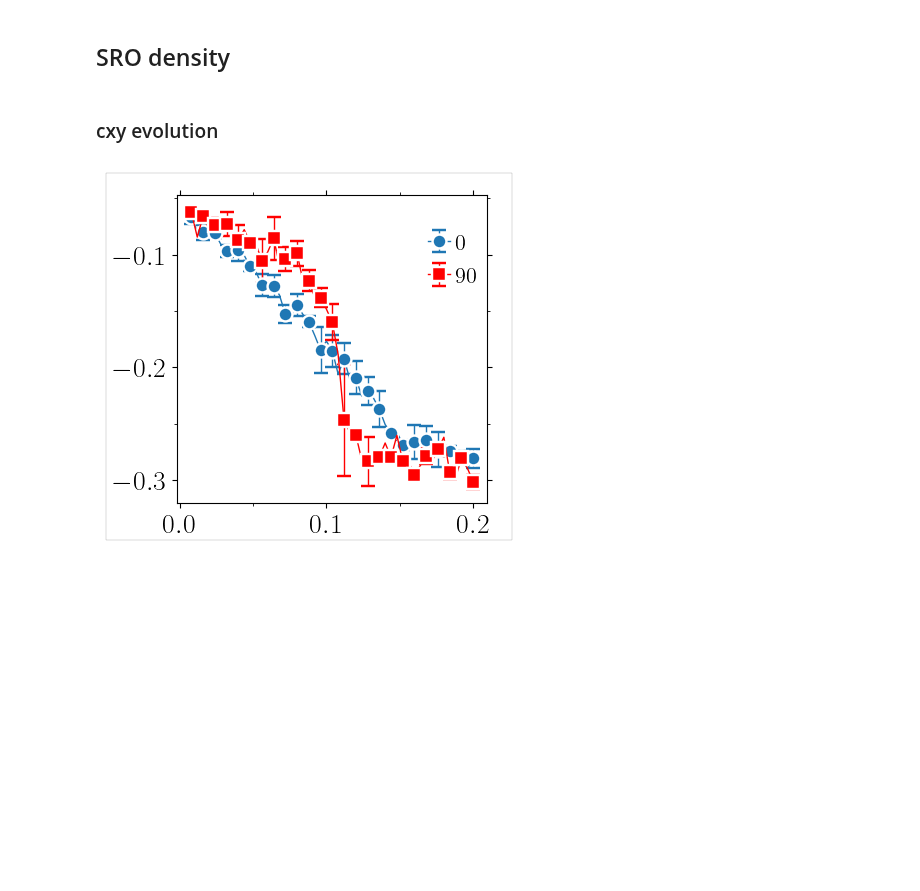
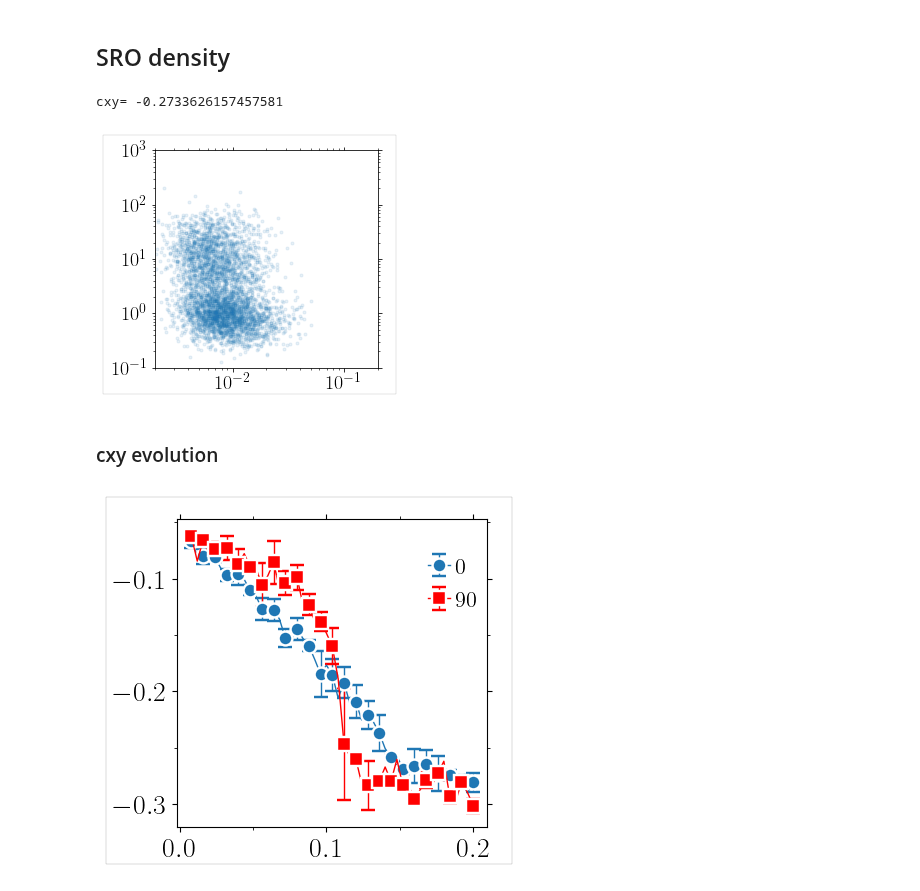
Before and after one commit to kkarimi62/glassDeformation, a Jupyter notebook: python/analyzePlasticity.ipynb, the cells around one changed output. Saved outputs shown, nothing was run; the diff lists cells and outputs as text; code cells hidden in the pictures; blank space fills up the shorter version.

```diff
--- a/python/analyzePlasticity.ipynb
+++ b/python/analyzePlasticity.ipynb
@@ -3962,34 +4041,37 @@ if eval(confParser['flags']['DminAnalysis']) and eval(confParser['flags']['VorAn
                     Plot=False,
               )
 
     utl.PltErr(None,None,#xb,yb,yerr=err_y,
                attrs=symbols.GetAttrs(count=1,zorder=10),
                ax=ax,
                ylim=(1e-1,1e3),xlim=(2e-3,2e-1),
                     Plot=False,
-                  title='VorAnl/scatter_D2min_Rho_Annealed.png',
+                  title='VorAnl/scatter_D2min_Rho_Quenched.png',
               DrawFrame=DRAW_FRAME,
               xscale='log',yscale='log',
               )
 
     x, y = utl.Zscore(np.log10(vor.tmp)), utl.Zscore(np.log10(d2min.tmp))
     crs = utl.CrssCrltn( x,y ) #utl.ScatterXY(  vor, d2min,
 #                 Plot = True,
 #                 PLOT_AVERAGE = False,
 # #                xscale='log',yscale='log',
 # #                axisLabels = True,
 # #                xlim=(1e-3,1e-1,1e-1,1e3),
 #                 zscore = True,
 #                 title = 'scatterD2minRhoBad2nd.png',
 #                 )
     print('cxy=',crs)
     #--- save
     strn = utl.GetStrain(lmpData,
                      times = itime, #list(lmpData.coord_atoms_broken.keys()),
                      time0 = 0 )
     np.savetxt('VorAnl/crsD2minRhoSro.txt',
                np.c_[strn,crs],
                header='gamma\tCrltnCoeff')
+# %% [output]
+cxy= -0.2733626157457581
+[figure, added]
 # %% [markdown]
 ### cxy evolution
 # %%
```
Also changed, not shown: parts of 18 cells of this notebook, 3 other files.
